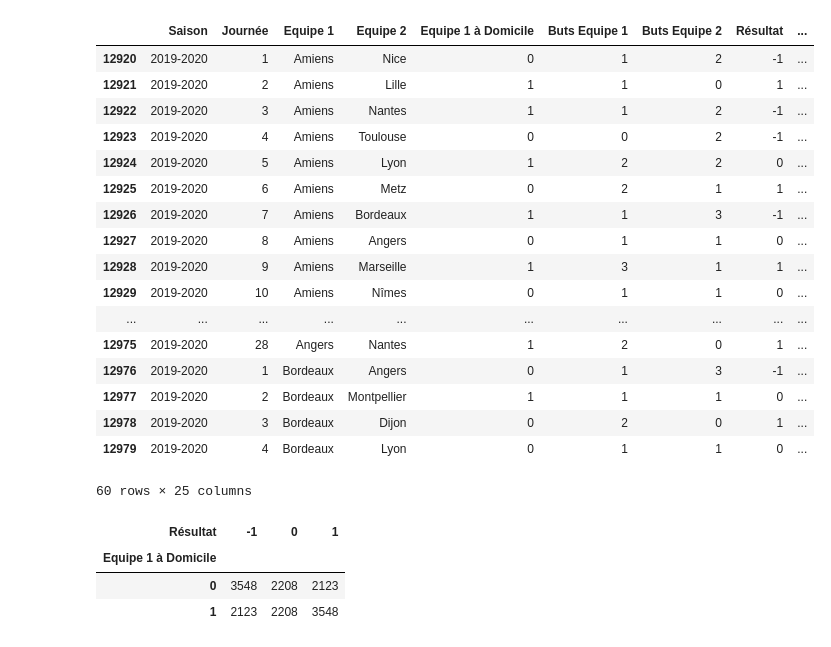
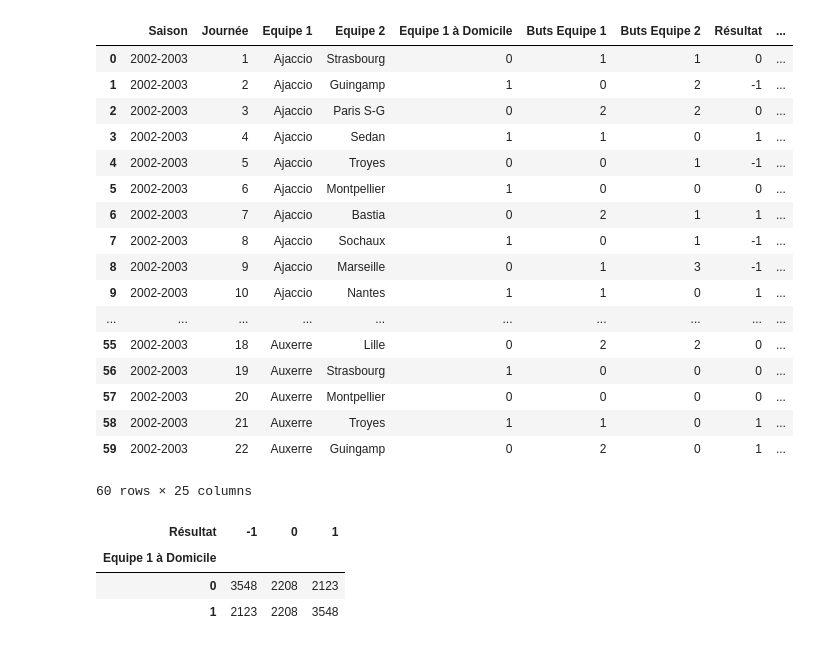
Before and after one commit to alexandreviard/Ligue1Predictor, a Jupyter notebook: Tests.ipynb, the cells around one changed output. Saved outputs shown, nothing was run; the diff lists cells and outputs as text; code cells hidden in the pictures.

```diff
--- a/Tests.ipynb
+++ b/Tests.ipynb
@@ -91,6 +91,7 @@ for j in range(2002, 2023):
 
 dataframe_classement.to_csv('dataframe_classements.csv', encoding = 'utf-8', index=False)
 # %%
+dataframe_classement = pd.read_csv('dataframe_classements.csv', encoding = 'utf-8')
 dataframe_final = pd.read_csv('dataframe_résultats.csv', encoding = 'utf-8')
 
 
@@ -137,19 +138,43 @@ dataframe_final['Résultat'] = 0
 dataframe_final['Résultat'] = np.select(conditions, valeurs)
 dataframe_final['Moyenne_BM par 1'] = (dataframe_final.groupby(['Saison', 'Equipe 1'])['Buts Equipe 1'].cumsum() - dataframe_final['Buts Equipe 1']) / (dataframe_final.groupby(['Saison', 'Equipe 1'])['Journée'].cumcount())
 dataframe_final['Moyenne_BM par 2'] = dataframe_final.merge(dataframe_final, how='left', left_on=['Saison', 'Journée', 'Equipe 1'], right_on=['Saison', 'Journée', 'Equipe 2'])['Moyenne_BM par 1_y']
-dataframe_final.loc[dataframe_final['Equipe 1 à Domicile'] == 1, 'Moyenne_BM par 1 à Domicile'] = (dataframe_final.groupby(['Saison', 'Equipe 1', 'Equipe 1 à Domicile'])['Buts Equipe 1'].cumsum() - dataframe_final['Buts Equipe 1']) / (dataframe_final.groupby(['Saison', 'Equipe 1', 'Equipe 1 à Domicile'])['Journée'].cumcount())
-dataframe_final.loc[dataframe_final['Equipe 1 à Domicile'] == 0, 'Moyenne_BM par 1 à Domicile'] = (dataframe_final.groupby(['Saison', 'Equipe 1'])['Buts Equipe 1'].cumsum() - dataframe_final.groupby(['Saison', 'Equipe 1', 'Equipe 1 à Domicile'])['Buts Equipe 1'].cumsum()) / (dataframe_final.groupby(['Saison', 'Equipe 1'])['Journée'].cumcount() - dataframe_final.groupby(['Saison', 'Equipe 1', 'Equipe 1 à Domicile'])['Journée'].cumcount())
+dataframe_final.loc[dataframe_final['Equipe 1 à Domicile'] == 1, 'Moyenne_BM par 1 à Domicile'] = (
+    (dataframe_final.groupby(['Saison', 'Equipe 1', 'Equipe 1 à Domicile'])['Buts Equipe 1'].cumsum() - dataframe_final['Buts Equipe 1']) /
+    (dataframe_final.groupby(['Saison', 'Equipe 1', 'Equipe 1 à Domicile'])['Journée'].cumcount())
+)
+dataframe_final.loc[dataframe_final['Equipe 1 à Domicile'] == 0, 'Moyenne_BM par 1 à Domicile'] = (
+    (dataframe_final.groupby(['Saison', 'Equipe 1'])['Buts Equipe 1'].cumsum() - dataframe_final.groupby(['Saison', 'Equipe 1', 'Equipe 1 à Domicile'])['Buts Equipe 1'].cumsum())
+    / (dataframe_final.groupby(['Saison', 'Equipe 1'])['Journée'].cumcount() - dataframe_final.groupby(['Saison', 'Equipe 1', 'Equipe 1 à Domicile'])['Journée'].cumcount())
+)
 dataframe_final['Moyenne_BM par 2 à Domicile'] = dataframe_final.merge(dataframe_final, how='left', left_on=['Saison', 'Journée', 'Equipe 1'], right_on=['Saison', 'Journée', 'Equipe 2'])['Moyenne_BM par 1 à Domicile_y']
-dataframe_final.loc[dataframe_final['Equipe 1 à Domicile'] == 0, 'Moyenne_BM par 1 à Extérieur'] = (dataframe_final.groupby(['Saison', 'Equipe 1', 'Equipe 1 à Domicile'])['Buts Equipe 1'].cumsum() - dataframe_final['Buts Equipe 1']) / (dataframe_final.groupby(['Saison', 'Equipe 1', 'Equipe 1 à Domicile'])['Journée'].cumcount())
-dataframe_final.loc[dataframe_final['Equipe 1 à Domicile'] == 1, 'Moyenne_BM par 1 à Extérieur'] = (dataframe_final.groupby(['Saison', 'Equipe 1'])['Buts Equipe 1'].cumsum() - dataframe_final.groupby(['Saison', 'Equipe 1', 'Equipe 1 à Domicile'])['Buts Equipe 1'].cumsum()) / (dataframe_final.groupby(['Saison', 'Equipe 1'])['Journée'].cumcount() - dataframe_final.groupby(['Saison', 'Equipe 1', 'Equipe 1 à Domicile'])['Journée'].cumcount())
+dataframe_final.loc[dataframe_final['Equipe 1 à Domicile'] == 0, 'Moyenne_BM par 1 à Extérieur'] = (
+    (dataframe_final.groupby(['Saison', 'Equipe 1', 'Equipe 1 à Domicile'])['Buts Equipe 1'].cumsum() - dataframe_final['Buts Equipe 1'])
+    / (dataframe_final.groupby(['Saison', 'Equipe 1', 'Equipe 1 à Domicile'])['Journée'].cumcount())
+)
+dataframe_final.loc[dataframe_final['Equipe 1 à Domicile'] == 1, 'Moyenne_BM par 1 à Extérieur'] = (
+    (dataframe_final.groupby(['Saison', 'Equipe 1'])['Buts Equipe 1'].cumsum() - dataframe_final.groupby(['Saison', 'Equipe 1', 'Equipe 1 à Domicile'])['Buts Equipe 1'].cumsum())
+    / (dataframe_final.groupby(['Saison', 'Equipe 1'])['Journée'].cumcount() - dataframe_final.groupby(['Saison', 'Equipe 1', 'Equipe 1 à Domicile'])['Journée'].cumcount())
+)
 dataframe_final['Moyenne_BM par 2 à Extérieur'] = dataframe_final.merge(dataframe_final, how='left', left_on=['Saison', 'Journée', 'Equipe 1'], right_on=['Saison', 'Journée', 'Equipe 2'])['Moyenne_BM par 1 à Extérieur_y']
 dataframe_final['Moyenne_BE par 1'] = (dataframe_final.groupby(['Saison', 'Equipe 1'])['Buts Equipe 2'].cumsum() - dataframe_final['Buts Equipe 2']) / (dataframe_final.groupby(['Saison', 'Equipe 1'])['Journée'].cumcount())
 dataframe_final['Moyenne_BE par 2'] = dataframe_final.merge(dataframe_final, how='left', left_on=['Saison', 'Journée', 'Equipe 1'], right_on=['Saison', 'Journée', 'Equipe 2'])['Moyenne_BE par 1_y']
-dataframe_final.loc[dataframe_final['Equipe 1 à Domicile'] == 1, 'Moyenne_BE par 1 à Domicile'] = (dataframe_final.groupby(['Saison', 'Equipe 1', 'Equipe 1 à Domicile'])['Buts Equipe 2'].cumsum() - dataframe_final['Buts Equipe 2']) / (dataframe_final.groupby(['Saison', 'Equipe 1', 'Equipe 1 à Domicile'])['Journée'].cumcount())
-dataframe_final.loc[dataframe_final['Equipe 1 à Domicile'] == 0, 'Moyenne_BE par 1 à Domicile'] = (dataframe_final.groupby(['Saison', 'Equipe 1'])['Buts Equipe 2'].cumsum() - dataframe_final.groupby(['Saison', 'Equipe 1', 'Equipe 1 à Domicile'])['Buts Equipe 2'].cumsum()) / (dataframe_final.groupby(['Saison', 'Equipe 1'])['Journée'].cumcount() - dataframe_final.groupby(['Saison', 'Equipe 1', 'Equipe 1 à Domicile'])['Journée'].cumcount())
+dataframe_final.loc[dataframe_final['Equipe 1 à Domicile'] == 1, 'Moyenne_BE par 1 à Domicile'] = (
+    (dataframe_final.groupby(['Saison', 'Equipe 1', 'Equipe 1 à Domicile'])['Buts Equipe 2'].cumsum() - dataframe_final['Buts Equipe 2'])
+    / (dataframe_final.groupby(['Saison', 'Equipe 1', 'Equipe 1 à Domicile'])['Journée'].cumcount())
+)
+dataframe_final.loc[dataframe_final['Equipe 1 à Domicile'] == 0, 'Moyenne_BE par 1 à Domicile'] = (
+    (dataframe_final.groupby(['Saison', 'Equipe 1'])['Buts Equipe 2'].cumsum() - dataframe_final.groupby(['Saison', 'Equipe 1', 'Equipe 1 à Domicile'])['Buts Equipe 2'].cumsum())
+    / (dataframe_final.groupby(['Saison', 'Equipe 1'])['Journée'].cumcount() - dataframe_final.groupby(['Saison', 'Equipe 1', 'Equipe 1 à Domicile'])['Journée'].cumcount())
+)
 dataframe_final['Moyenne_BE par 2 à Domicile'] = dataframe_final.merge(dataframe_final, how='left', left_on=['Saison', 'Journée', 'Equipe 1'], right_on=['Saison', 'Journée', 'Equipe 2'])['Moyenne_BE par 1 à Domicile_y']
-dataframe_final.loc[dataframe_final['Equipe 1 à Domicile'] == 0, 'Moyenne_BE par 1 à Extérieur'] = (dataframe_final.groupby(['Saison', 'Equipe 1', 'Equipe 1 à Domicile'])['Buts Equipe 2'].cumsum() - dataframe_final['Buts Equipe 2']) / (dataframe_final.groupby(['Saison', 'Equipe 1', 'Equipe 1 à Domicile'])['Journée'].cumcount())
-dataframe_final.loc[dataframe_final['Equipe 1 à Domicile'] == 1, 'Moyenne_BE par 1 à Extérieur'] = (dataframe_final.groupby(['Saison', 'Equipe 1'])['Buts Equipe 2'].cumsum() - dataframe_final.groupby(['Saison', 'Equipe 1', 'Equipe 1 à Domicile'])['Buts Equipe 2'].cumsum()) / (dataframe_final.groupby(['Saison', 'Equipe 1'])['Journée'].cumcount() - dataframe_final.groupby(['Saison', 'Equipe 1', 'Equipe 1 à Domicile'])['Journée'].cumcount())
+dataframe_final.loc[dataframe_final['Equipe 1 à Domicile'] == 0, 'Moyenne_BE par 1 à Extérieur'] = (
+    (dataframe_final.groupby(['Saison', 'Equipe 1', 'Equipe 1 à Domicile'])['Buts Equipe 2'].cumsum() - dataframe_final['Buts Equipe 2'])
+    / (dataframe_final.groupby(['Saison', 'Equipe 1', 'Equipe 1 à Domicile'])['Journée'].cumcount())
+)
+dataframe_final.loc[dataframe_final['Equipe 1 à Domicile'] == 1, 'Moyenne_BE par 1 à Extérieur'] = (
+    (dataframe_final.groupby(['Saison', 'Equipe 1'])['Buts Equipe 2'].cumsum() - dataframe_final.groupby(['Saison', 'Equipe 1', 'Equipe 1 à Domicile'])['Buts Equipe 2'].cumsum())
+    / (dataframe_final.groupby(['Saison', 'Equipe 1'])['Journée'].cumcount() - dataframe_final.groupby(['Saison', 'Equipe 1', 'Equipe 1 à Domicile'])['Journée'].cumcount()))
+
 dataframe_final['Moyenne_BE par 2 à Extérieur'] = dataframe_final.merge(dataframe_final, how='left', left_on=['Saison', 'Journée', 'Equipe 1'], right_on=['Saison', 'Journée', 'Equipe 2'])['Moyenne_BE par 1 à Extérieur_y']
 dataframe_final['Forme 1'] = dataframe_final.groupby(['Saison', 'Equipe 1'])['Résultat'].rolling(window=6, min_periods=2).sum().reset_index(drop=True)-dataframe_final['Résultat']
 dataframe_final['Forme 2'] = dataframe_final.merge(dataframe_final, how='left', left_on=['Saison', 'Journée', 'Equipe 1'], right_on=['Saison', 'Journée', 'Equipe 2'])['Forme 1_y']
@@ -158,25 +183,25 @@ dataframe_final['Historique'] = dataframe_final.groupby(['Equipe 1', 'Equipe 2']
 
 dataframe_final.to_csv('dataframe_final.csv', encoding = 'utf-8', index=False)
 # %%
-dataframe_final[dataframe_final['Saison'] == '2019-2020'].head(60)
+dataframe_final.head(60)
 # %% [output]
 |  | Saison | Journée | Equipe 1 | Equipe 2 | Equipe 1 à Domicile | Buts Equipe 1 | Buts Equipe 2 | Résultat | ... |
-| 12920 | 2019-2020 | 1 | Amiens | Nice | 0 | 1 | 2 | -1 | ... |
-| 12921 | 2019-2020 | 2 | Amiens | Lille | 1 | 1 | 0 | 1 | ... |
-| 12922 | 2019-2020 | 3 | Amiens | Nantes | 1 | 1 | 2 | -1 | ... |
-| 12923 | 2019-2020 | 4 | Amiens | Toulouse | 0 | 0 | 2 | -1 | ... |
-| 12924 | 2019-2020 | 5 | Amiens | Lyon | 1 | 2 | 2 | 0 | ... |
-| 12925 | 2019-2020 | 6 | Amiens | Metz | 0 | 2 | 1 | 1 | ... |
-| 12926 | 2019-2020 | 7 | Amiens | Bordeaux | 1 | 1 | 3 | -1 | ... |
-| 12927 | 2019-2020 | 8 | Amiens | Angers | 0 | 1 | 1 | 0 | ... |
-| 12928 | 2019-2020 | 9 | Amiens | Marseille | 1 | 3 | 1 | 1 | ... |
-| 12929 | 2019-2020 | 10 | Amiens | Nîmes | 0 | 1 | 1 | 0 | ... |
+| 0 | 2002-2003 | 1 | Ajaccio | Strasbourg | 0 | 1 | 1 | 0 | ... |
+| 1 | 2002-2003 | 2 | Ajaccio | Guingamp | 1 | 0 | 2 | -1 | ... |
+| 2 | 2002-2003 | 3 | Ajaccio | Paris S-G | 0 | 2 | 2 | 0 | ... |
+| 3 | 2002-2003 | 4 | Ajaccio | Sedan | 1 | 1 | 0 | 1 | ... |
+| 4 | 2002-2003 | 5 | Ajaccio | Troyes | 0 | 0 | 1 | -1 | ... |
+| 5 | 2002-2003 | 6 | Ajaccio | Montpellier | 1 | 0 | 0 | 0 | ... |
+| 6 | 2002-2003 | 7 | Ajaccio | Bastia | 0 | 2 | 1 | 1 | ... |
+| 7 | 2002-2003 | 8 | Ajaccio | Sochaux | 1 | 0 | 1 | -1 | ... |
+| 8 | 2002-2003 | 9 | Ajaccio | Marseille | 0 | 1 | 3 | -1 | ... |
+| 9 | 2002-2003 | 10 | Ajaccio | Nantes | 1 | 1 | 0 | 1 | ... |
 | ... | ... | ... | ... | ... | ... | ... | ... | ... | ... |
-| 12975 | 2019-2020 | 28 | Angers | Nantes | 1 | 2 | 0 | 1 | ... |
-| 12976 | 2019-2020 | 1 | Bordeaux | Angers | 0 | 1 | 3 | -1 | ... |
-| 12977 | 2019-2020 | 2 | Bordeaux | Montpellier | 1 | 1 | 1 | 0 | ... |
-| 12978 | 2019-2020 | 3 | Bordeaux | Dijon | 0 | 2 | 0 | 1 | ... |
-| 12979 | 2019-2020 | 4 | Bordeaux | Lyon | 0 | 1 | 1 | 0 | ... |
+| 55 | 2002-2003 | 18 | Auxerre | Lille | 0 | 2 | 2 | 0 | ... |
+| 56 | 2002-2003 | 19 | Auxerre | Strasbourg | 1 | 0 | 0 | 0 | ... |
+| 57 | 2002-2003 | 20 | Auxerre | Montpellier | 0 | 0 | 0 | 0 | ... |
+| 58 | 2002-2003 | 21 | Auxerre | Troyes | 1 | 1 | 0 | 1 | ... |
+| 59 | 2002-2003 | 22 | Auxerre | Guingamp | 0 | 2 | 0 | 1 | ... |
 60 rows × 25 columns
 # %%
 dataframe_final.groupby('Equipe 1 à Domicile')['Résultat'].value_counts().unstack()
```
Also changed, not shown: parts of 16 cells of this notebook, 1 other file.
